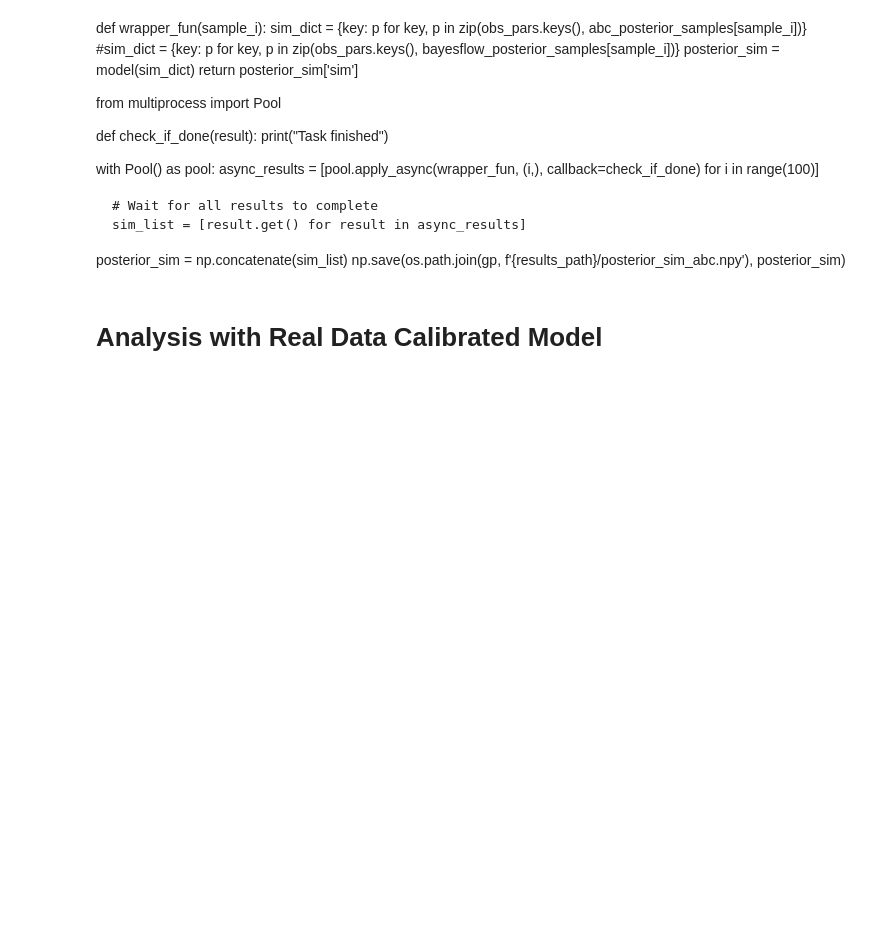
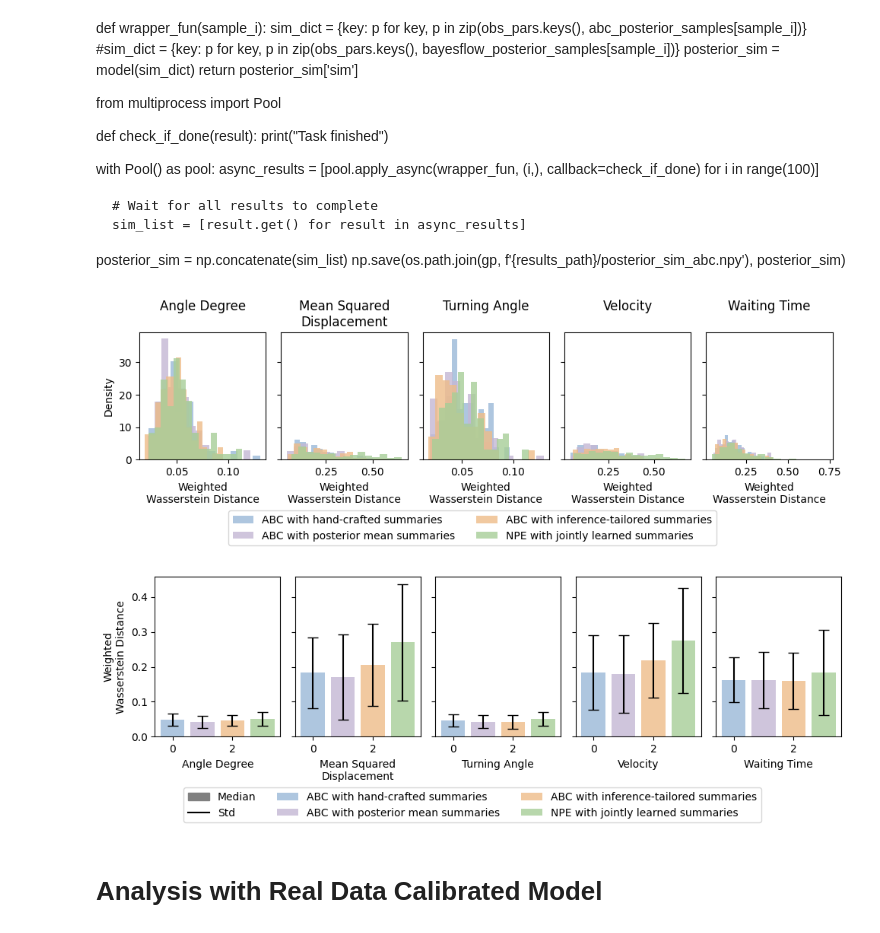
Before and after one commit to arrjon/CellMigration, a Jupyter notebook: learned_summaries/cell_migration_pyabc.ipynb, the cells around one changed output. Drawn from its saved outputs; the diff is of its cells as text; code cells hidden in the pictures; blank space fills up the shorter version.

Commit message:
update plots

```diff
--- a/learned_summaries/cell_migration_pyabc.ipynb
+++ b/learned_summaries/cell_migration_pyabc.ipynb
@@ -281,7 +292,7 @@ abc = pyabc.ABCSMC(model, prior,
                    #sampler=redis_sampler
                    )
 
-db_path = os.path.join(gp, f"{results_path}/{'synthetic' if load_synthetic_data else 'real'}_test_wasserstein_sumstats.db")
+db_path = os.path.join(gp, f"{results_path}/{'synthetic' if load_synthetic_data else 'real'}_test_wasserstein_sumstats_adaptive.db")
 if not os.path.exists(db_path) and load_synthetic_data:  # not done for real data
     history = abc.new("sqlite:///" + db_path, make_sumstat_dict(test_sim))
 
@@ -745,17 +779,28 @@ else:
 # %%
 if posterior_sim_abc is not None:  # for comparison of abc and npe on synthetic data
     sumstats_abc = [make_sumstat_dict(p_sim[np.newaxis]) for p_sim in posterior_sim_abc]
     sumstats_nn_mean_abc = [make_sumstat_dict(p_sim[np.newaxis]) for p_sim in posterior_sim_nn_mean_abc]
     sumstats_nn_abc = [make_sumstat_dict(p_sim[np.newaxis]) for p_sim in posterior_sim_nn_abc]
     sumstats_bf = [make_sumstat_dict(p_sim[np.newaxis]) for p_sim in posterior_sim_nn_bf]
 
     plot_sumstats_distance_hist(partial(obj_func_wass, weights=adaptive_weights),
                                 make_sumstat_dict(test_sim),
                                 [sumstats_abc, sumstats_nn_mean_abc, sumstats_nn_abc, sumstats_bf],
                                 labels=labels_approaches,
                                 sharey=True, sharex=False,
                                 colors=colors,
-                                path=os.path.join(gp, f'{results_path}/{"synthetic" if load_synthetic_data else "real"}_sumstats_wasserstein_nn.png'))
+                                path=os.path.join(gp, f'{results_path}/{"synthetic" if load_synthetic_data else "real"}_sumstats_wasserstein_hist.png'))
+
+    plot_sumstats_distance_stats(partial(obj_func_wass, weights=adaptive_weights),
+                                make_sumstat_dict(test_sim),
+                                [sumstats_abc, sumstats_nn_mean_abc, sumstats_nn_abc, sumstats_bf],
+                                labels=labels_approaches,
+                                sharey=True, sharex=False,
+                                colors=colors,
+                                path=os.path.join(gp, f'{results_path}/{"synthetic" if load_synthetic_data else "real"}_sumstats_wasserstein.png'))
+# %% [output]
+[figure, added]
+[figure, added]
 # %% [markdown]
 # Analysis with Real Data Calibrated Model
 # %%
```
Also changed, not shown: parts of 12 cells of this notebook, 19 other files.
